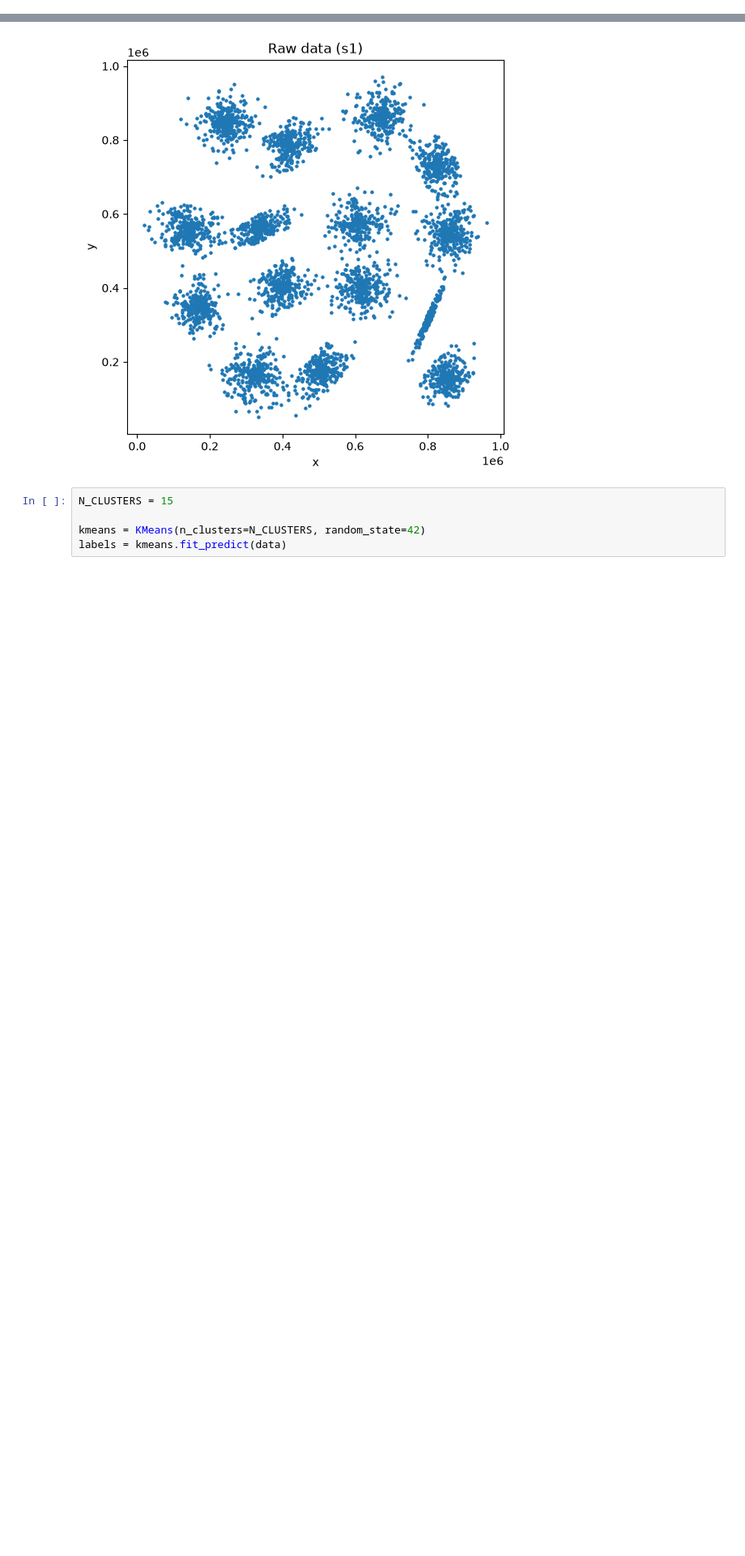
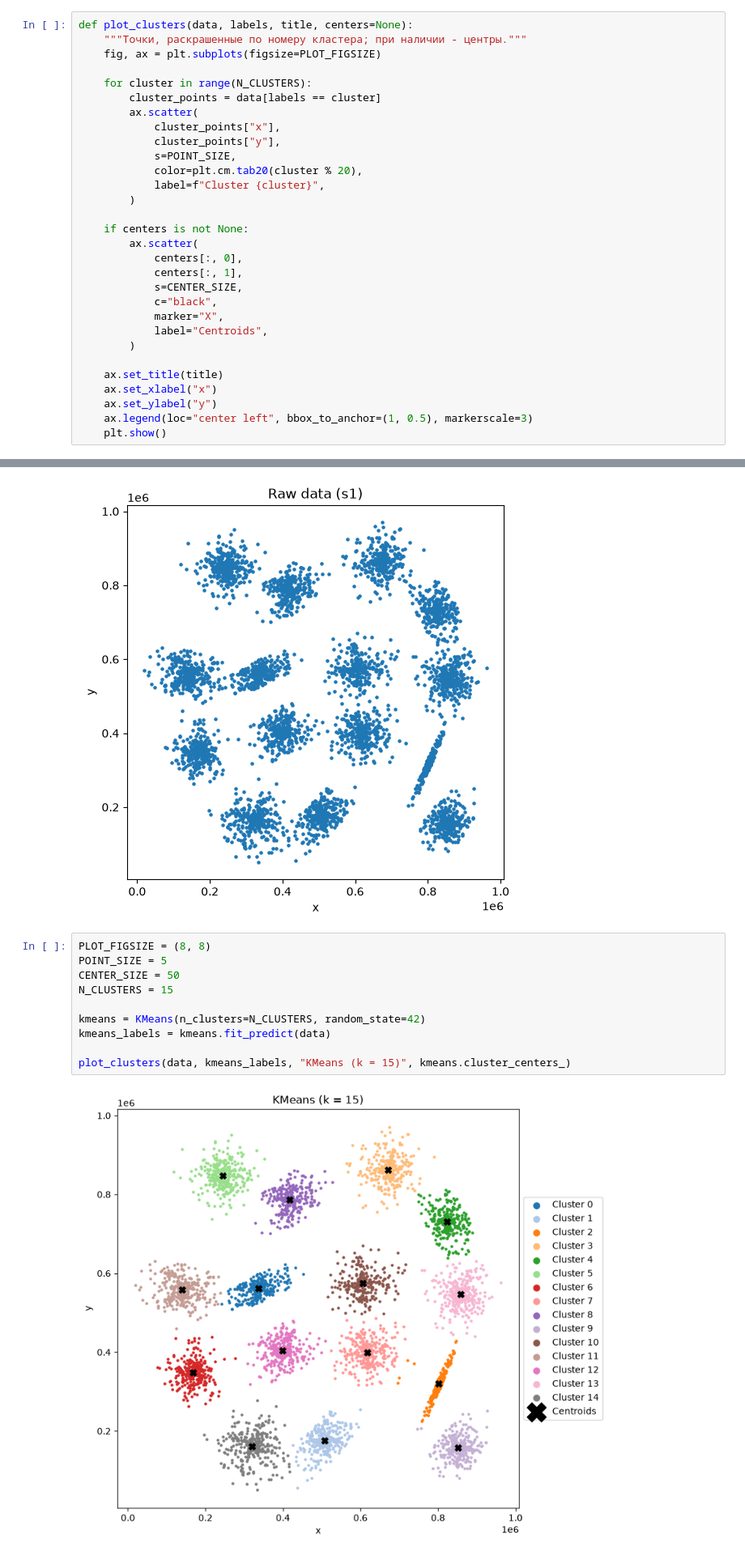
Before and after one commit to rdy2die/DS-ML-projects, a Jupyter notebook: lab3_python/clastering.ipynb, the cells around one changed output, grey strips where cells are left out. Shown at 81% size. Cells and saved outputs as stored; diff of their text form; blank space fills up the shorter version.

```diff
--- a/lab3_python/clastering.ipynb
+++ b/lab3_python/clastering.ipynb
@@ -5,2 +6,32 @@ from sklearn.cluster import KMeans
+# %%
+def plot_clusters(data, labels, title, centers=None):
+    """Точки, раскрашенные по номеру кластера; при наличии - центры."""
+    fig, ax = plt.subplots(figsize=PLOT_FIGSIZE)
+
+    for cluster in range(N_CLUSTERS):
+        cluster_points = data[labels == cluster]
+        ax.scatter(
+            cluster_points["x"],
+            cluster_points["y"],
+            s=POINT_SIZE,
+            color=plt.cm.tab20(cluster % 20),
+            label=f"Cluster {cluster}",
+        )
+
+    if centers is not None:
+        ax.scatter(
+            centers[:, 0],
+            centers[:, 1],
+            s=CENTER_SIZE,
+            c="black",
+            marker="X",
+            label="Centroids",
+        )
+
+    ax.set_title(title)
+    ax.set_xlabel("x")
+    ax.set_ylabel("y")
+    ax.legend(loc="center left", bbox_to_anchor=(1, 0.5), markerscale=3)
+    plt.show()
 # %%
 data = pd.read_csv("s1.txt", sep=r"\s+", header=None, names=["x", "y"]) # резать по пробелам потому что тэикстэ
@@ -24,7 +45,14 @@ plt.show()
 # %% [output]
 [figure]
 # %%
+PLOT_FIGSIZE = (8, 8)
+POINT_SIZE = 5
+CENTER_SIZE = 50
 N_CLUSTERS = 15
 
 kmeans = KMeans(n_clusters=N_CLUSTERS, random_state=42)
-labels = kmeans.fit_predict(data)
+kmeans_labels = kmeans.fit_predict(data)
+
+plot_clusters(data, kmeans_labels, "KMeans (k = 15)", kmeans.cluster_centers_)
+# %% [output]
+[figure, added]
```
Also changed, not shown: parts of 4 cells of this notebook.
